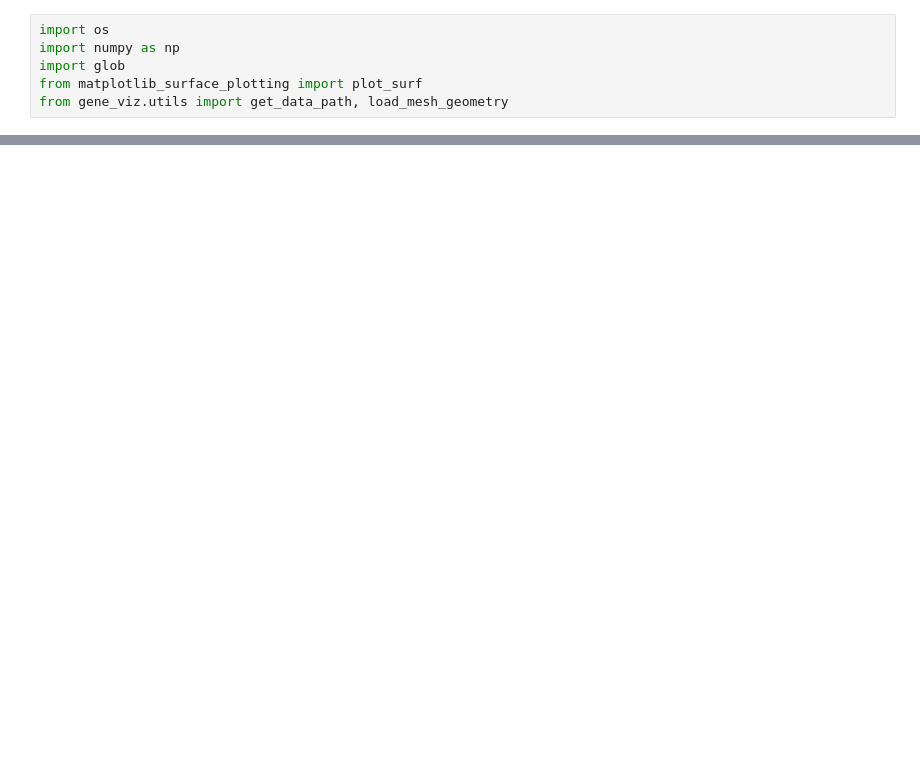
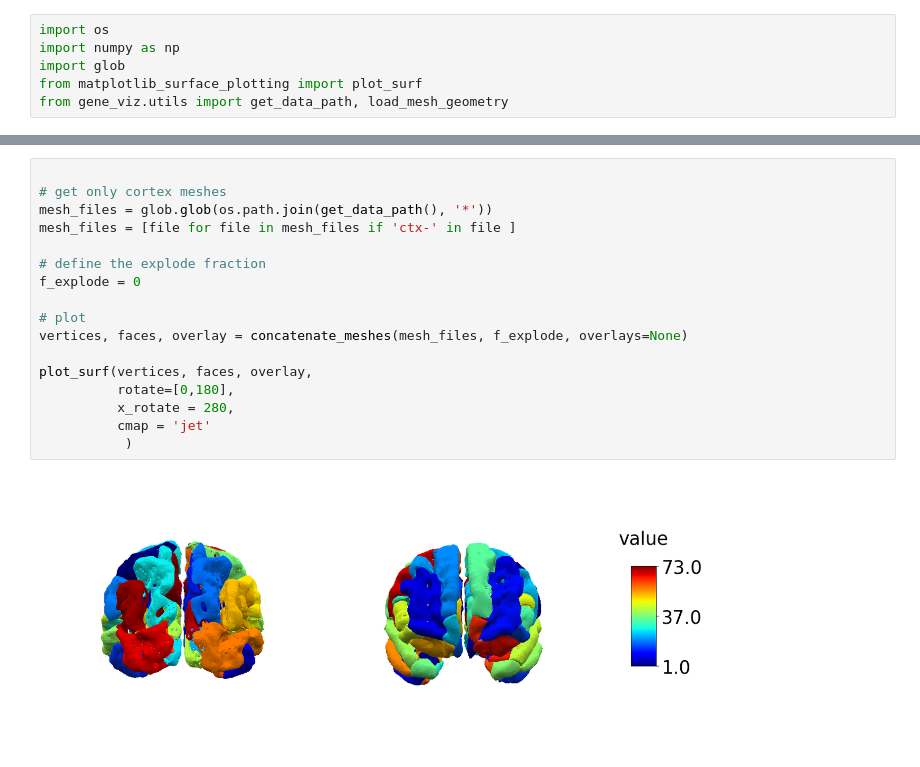
Before and after one commit to imaginelab/gene_viz, a Jupyter notebook: notebooks/concatenate_meshes.ipynb, the cells around one changed output, grey strips where cells are left out. Drawn from its saved outputs; the diff is of its cells as text; blank space fills up the shorter version.

```diff
--- a/notebooks/concatenate_meshes.ipynb
+++ b/notebooks/concatenate_meshes.ipynb
@@ -44,0 +94,19 @@ plot_surf(vertices, faces, overlay,
+# %%
+
+# get only cortex meshes
+mesh_files = glob.glob(os.path.join(get_data_path(), '*'))
+mesh_files = [file for file in mesh_files if 'ctx-' in file ]
+
+# define the explode fraction
+f_explode = 0
+
+# plot
+vertices, faces, overlay = concatenate_meshes(mesh_files, f_explode, overlays=None)
+
+plot_surf(vertices, faces, overlay,
+          rotate=[0,180],
+          x_rotate = 280,
+          cmap = 'jet'
+           )
+# %% [output]
+[figure, added]
```
Also changed, not shown: parts of 6 cells of this notebook.
